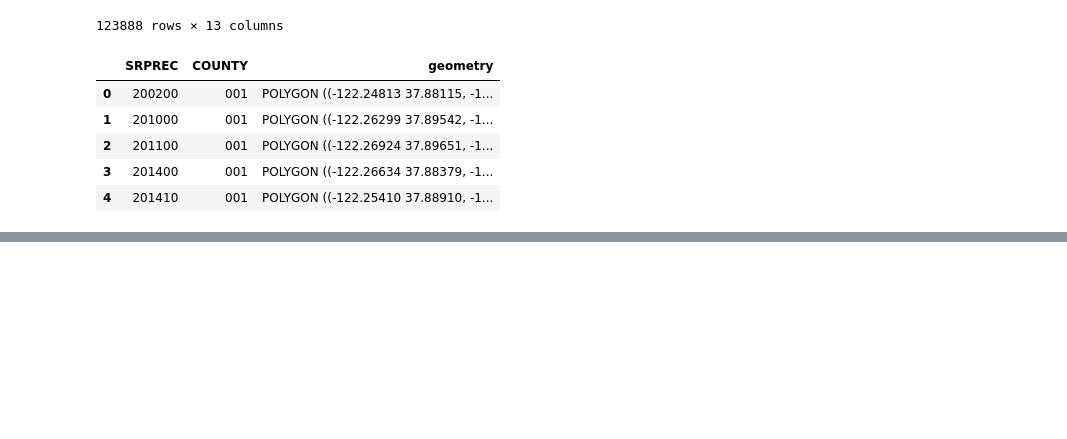
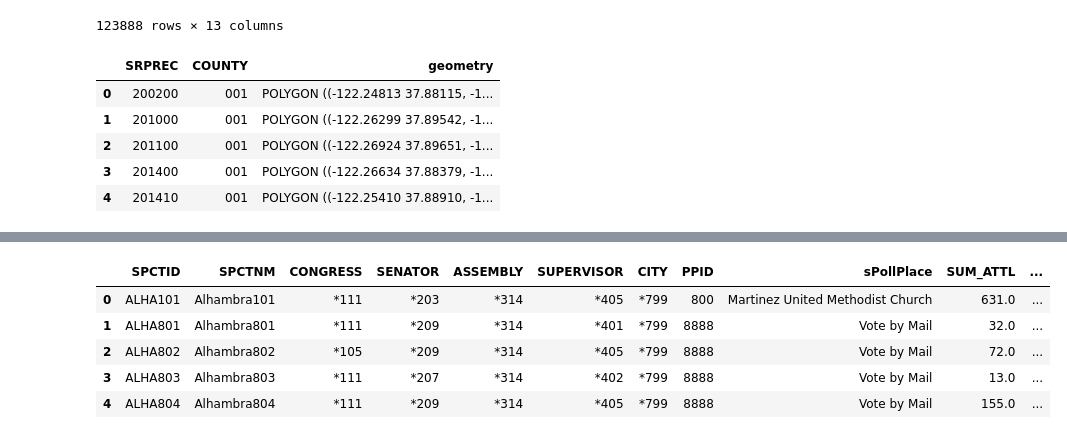
Before and after one commit to talevy42/cadsa-research, a Jupyter notebook: scripts/Collate Results.ipynb, the cells around one changed output, grey strips where cells are left out. Saved outputs shown, nothing was run; the diff lists cells and outputs as text; code cells hidden in the pictures; blank space fills up the shorter version.

```diff
--- a/scripts/Collate Results.ipynb
+++ b/scripts/Collate Results.ipynb
@@ -323,0 +325,11 @@ for district, results in county_results.items():
+# %%
+county = "Contra_Costa"
+precs = gpd.read_file(f"../shapefiles/2020_Primary_03/{county}_County/Precincts_Dissolved.shp")
+precs.head()
+# %% [output]
+|  | SPCTID | SPCTNM | CONGRESS | SENATOR | ASSEMBLY | SUPERVISOR | CITY | PPID | sPollPlace | SUM_ATTL | ... |
+| 0 | ALHA101 | Alhambra101 | *111 | *203 | *314 | *405 | *799 | 800 | Martinez United Methodist Church | 631.0 | ... |
+| 1 | ALHA801 | Alhambra801 | *111 | *209 | *314 | *401 | *799 | 8888 | Vote by Mail | 32.0 | ... |
+| 2 | ALHA802 | Alhambra802 | *105 | *209 | *314 | *405 | *799 | 8888 | Vote by Mail | 72.0 | ... |
+| 3 | ALHA803 | Alhambra803 | *111 | *207 | *314 | *402 | *799 | 8888 | Vote by Mail | 13.0 | ... |
+| 4 | ALHA804 | Alhambra804 | *111 | *209 | *314 | *405 | *799 | 8888 | Vote by Mail | 155.0 | ... |
```
Also changed, not shown: parts of 9 cells of this notebook, 1 other file.
